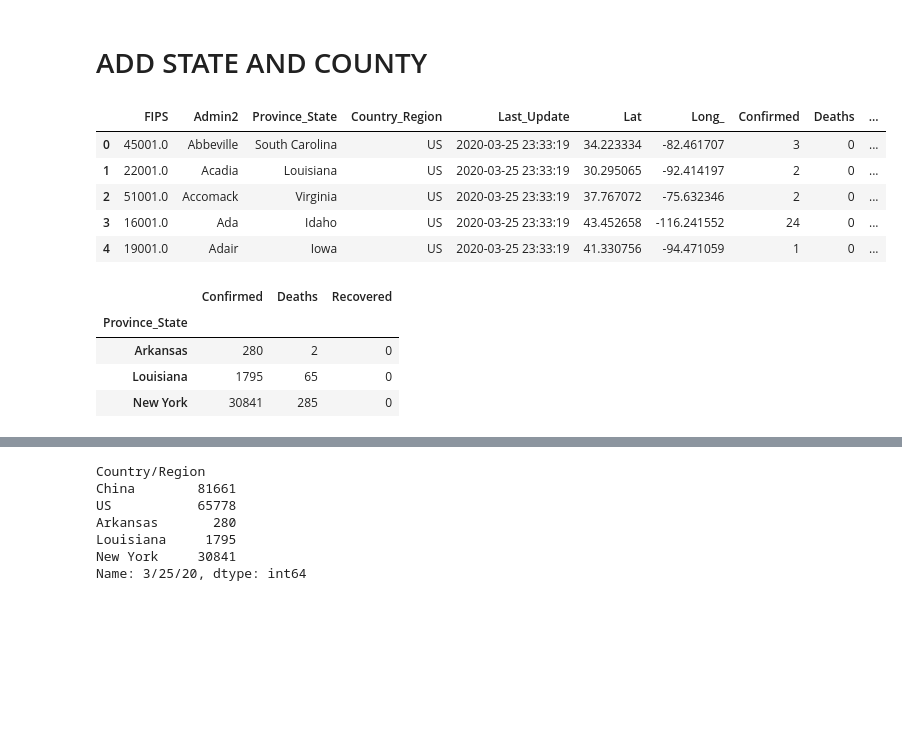
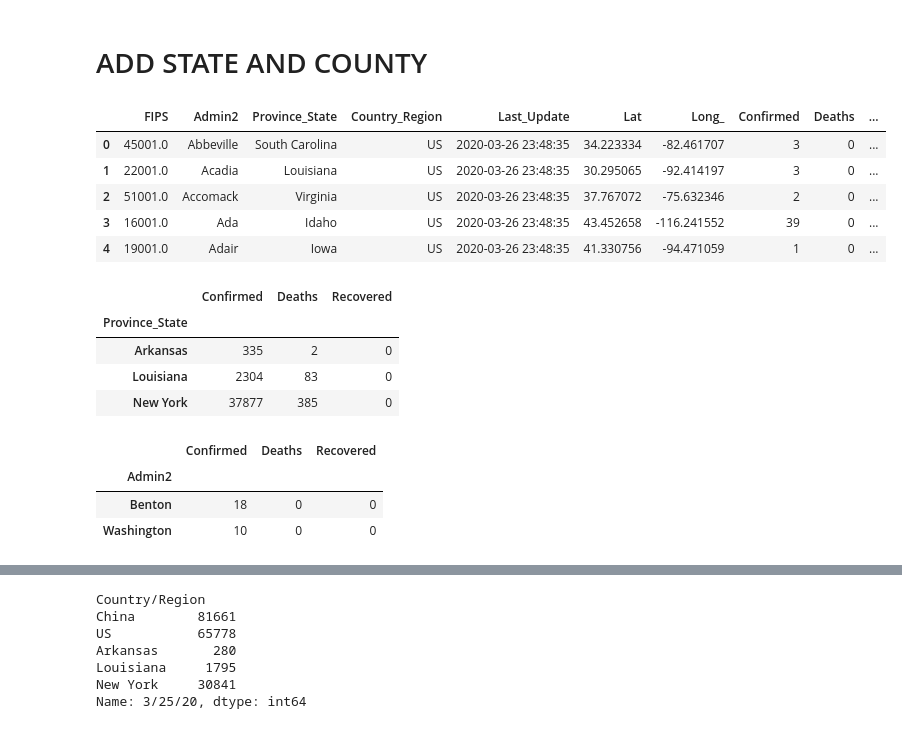
Before and after one commit to binliu0630/Data_Manipulation, a Jupyter notebook: Copy_of_2020_03_21_covid19_overview.ipynb, the cells around one changed output, grey strips where cells are left out. Cells and saved outputs as stored; diff of their text form; code cells hidden in the pictures; blank space fills up the shorter version.

```diff
--- a/Copy_of_2020_03_21_covid19_overview.ipynb
+++ b/Copy_of_2020_03_21_covid19_overview.ipynb
@@ -201,23 +201,34 @@ Name: 3/26/20, dtype: int64
 # ADD STATE AND COUNTY
 # %%
 # Add US STATE AND COUNTY
-url = 'https://raw.githubusercontent.com/CSSEGISandData/COVID-19/master/csse_covid_19_data/csse_covid_19_daily_reports/03-25-2020.csv'
+url = 'https://raw.githubusercontent.com/CSSEGISandData/COVID-19/master/csse_covid_19_data/csse_covid_19_daily_reports/03-26-2020.csv'
 df = pd.read_csv(url)
 df.head()
 # %% [output]
 |  | FIPS | Admin2 | Province_State | Country_Region | Last_Update | Lat | Long_ | Confirmed | Deaths | ... |
-| 0 | 45001.0 | Abbeville | South Carolina | US | 2020-03-25 23:33:19 | 34.223334 | -82.461707 | 3 | 0 | ... |
-| 1 | 22001.0 | Acadia | Louisiana | US | 2020-03-25 23:33:19 | 30.295065 | -92.414197 | 2 | 0 | ... |
-| 2 | 51001.0 | Accomack | Virginia | US | 2020-03-25 23:33:19 | 37.767072 | -75.632346 | 2 | 0 | ... |
-| 3 | 16001.0 | Ada | Idaho | US | 2020-03-25 23:33:19 | 43.452658 | -116.241552 | 24 | 0 | ... |
-| 4 | 19001.0 | Adair | Iowa | US | 2020-03-25 23:33:19 | 41.330756 | -94.471059 | 1 | 0 | ... |
+| 0 | 45001.0 | Abbeville | South Carolina | US | 2020-03-26 23:48:35 | 34.223334 | -82.461707 | 3 | 0 | ... |
+| 1 | 22001.0 | Acadia | Louisiana | US | 2020-03-26 23:48:35 | 30.295065 | -92.414197 | 3 | 0 | ... |
+| 2 | 51001.0 | Accomack | Virginia | US | 2020-03-26 23:48:35 | 37.767072 | -75.632346 | 2 | 0 | ... |
+| 3 | 16001.0 | Ada | Idaho | US | 2020-03-26 23:48:35 | 43.452658 | -116.241552 | 39 | 0 | ... |
+| 4 | 19001.0 | Adair | Iowa | US | 2020-03-26 23:48:35 | 41.330756 | -94.471059 | 1 | 0 | ... |
 # %%
+# get state data
 data = df[(df['Country_Region']=='US')&(df['Province_State'].isin(['Arkansas','New York', 'Louisiana']))]
 df_state = data.groupby(['Province_State']).agg({'Confirmed':'sum', 'Deaths':'sum', 'Recovered':'sum'})
 df_state
 # %% [output]
 |  | Confirmed | Deaths | Recovered |
 | Province_State |  |  |  |
-| Arkansas | 280 | 2 | 0 |
-| Louisiana | 1795 | 65 | 0 |
-| New York | 30841 | 285 | 0 |
+| Arkansas | 335 | 2 | 0 |
+| Louisiana | 2304 | 83 | 0 |
+| New York | 37877 | 385 | 0 |
+# %%
+# get the county data
+data = df[(df['Country_Region']=='US')&(df['Province_State'].isin(['Arkansas']))&(df['Admin2'].isin(['Benton', 'Washington']))]
+df_county = data.groupby(['Admin2']).agg({'Confirmed':'sum', 'Deaths':'sum', 'Recovered':'sum'})
+df_county
+# %% [output]
+|  | Confirmed | Deaths | Recovered |
+| Admin2 |  |  |  |
+| Benton | 18 | 0 | 0 |
+| Washington | 10 | 0 | 0 |
```
Also changed, not shown: parts of 23 cells of this notebook.
